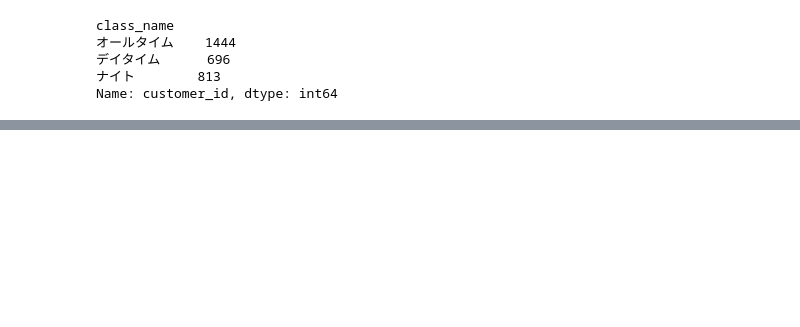
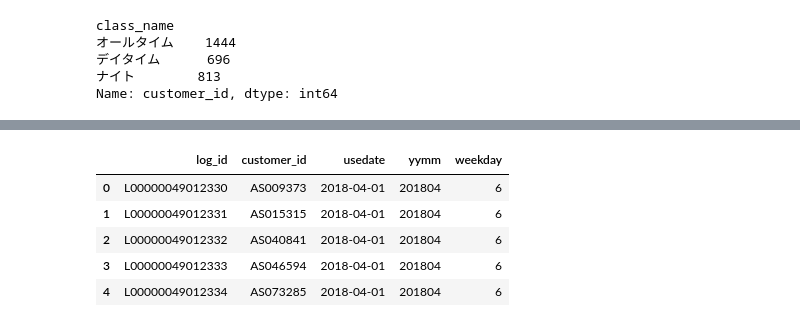
Before and after one commit to hirohiso/100hon-knock, a Jupyter notebook: knock100-03.ipynb, the cells around one changed output, grey strips where cells are left out. Saved outputs shown, nothing was run; the diff lists cells and outputs as text; code cells hidden in the pictures; blank space fills up the shorter version.

```diff
--- a/knock100-03.ipynb
+++ b/knock100-03.ipynb
@@ -129,0 +162,9 @@ Name: customer_id, dtype: int64
+# %%
+uselog.head()
+# %% [output]
+|  | log_id | customer_id | usedate | yymm | weekday |
+| 0 | L00000049012330 | AS009373 | 2018-04-01 | 201804 | 6 |
+| 1 | L00000049012331 | AS015315 | 2018-04-01 | 201804 | 6 |
+| 2 | L00000049012332 | AS040841 | 2018-04-01 | 201804 | 6 |
+| 3 | L00000049012333 | AS046594 | 2018-04-01 | 201804 | 6 |
+| 4 | L00000049012334 | AS073285 | 2018-04-01 | 201804 | 6 |
```
Also changed, not shown: parts of 7 cells of this notebook.
